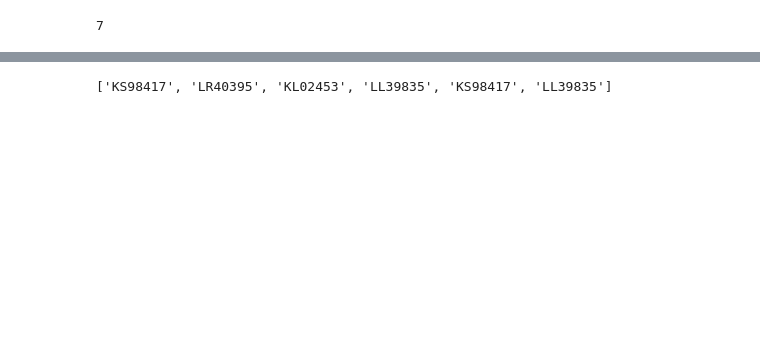
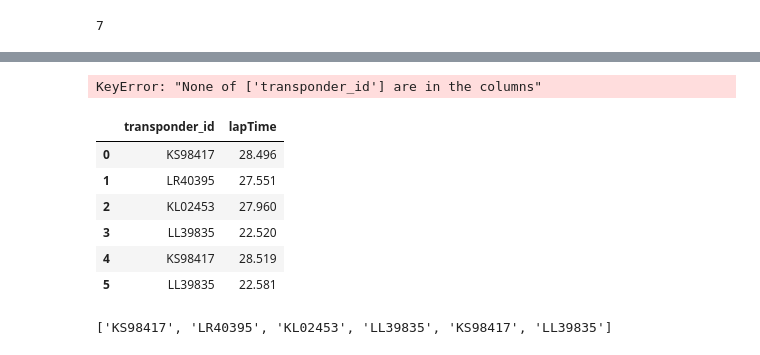
Before and after one commit to augitdel/Velozone, a Jupyter notebook: testfile copy.ipynb, the cells around one changed output, grey strips where cells are left out. Drawn from its saved outputs; the diff is of its cells as text; code cells hidden in the pictures; blank space fills up the shorter version.

```diff
--- a/testfile copy.ipynb
+++ b/testfile copy.ipynb
@@ -90,6 +90,22 @@ display(df)
 | 3 | LL39835 | L01 | 1.744050e+09 | 2025-04-07 18:16:27.832000 | 22.520 | None | None | None | None | ... |
 | 4 | KS98417 | L03 | 1.744050e+09 | 2025-04-07 18:16:28.976000 | 28.519 | None | None | None | None | ... |
 | 5 | LL39835 | L02 | 1.744052e+09 | 2025-04-07 18:46:29.916000 | 22.581 | None | None | None | None | ... |
+# %%
+new_df = df.set_index('transponder_id')
+display(new_df['lapTime'])
+# %% [output]
+KeyError: "None of ['transponder_id'] are in the columns"
+# %%
+filtered_df = df[['transponder_id', 'lapTime']]
+display(filtered_df)
+# %% [output]
+|  | transponder_id | lapTime |
+| 0 | KS98417 | 28.496 |
+| 1 | LR40395 | 27.551 |
+| 2 | KL02453 | 27.960 |
+| 3 | LL39835 | 22.520 |
+| 4 | KS98417 | 28.519 |
+| 5 | LL39835 | 22.581 |
 # %%
 print(df['transponder_id'].tolist())
 # %% [output]
```
Also changed, not shown: 4 other files.
